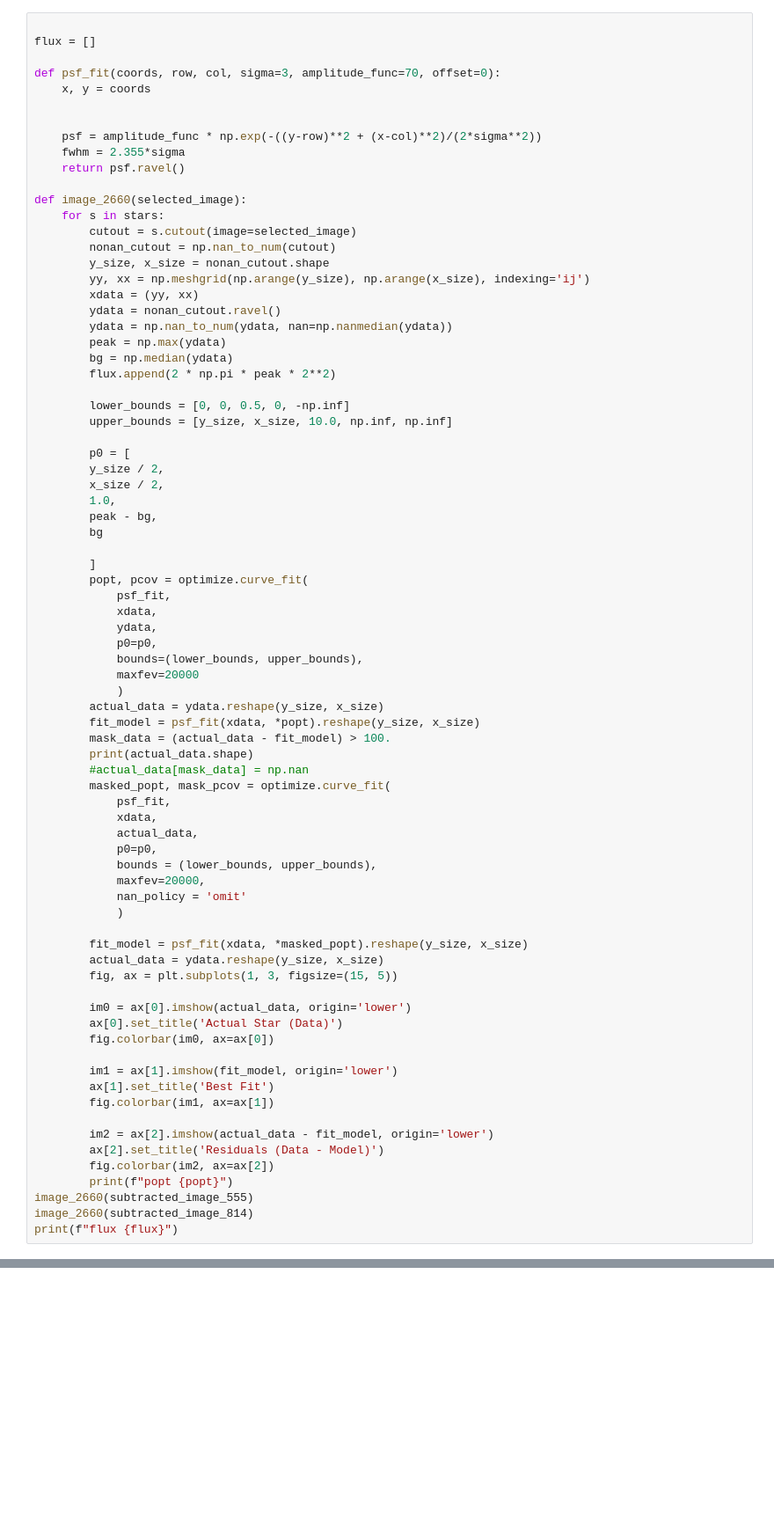
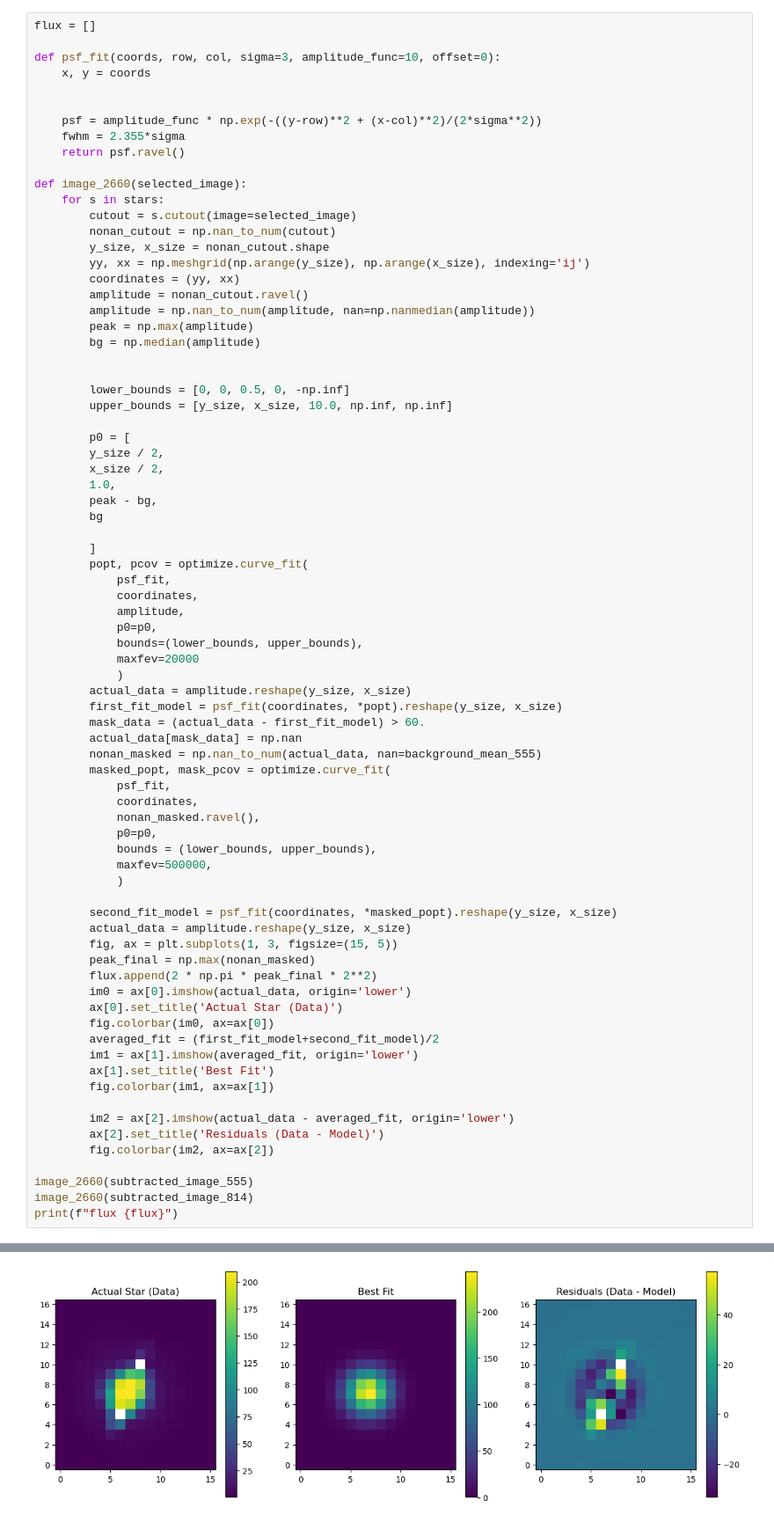
Before and after one commit to GravesTone5/Astro1221Project3, a Jupyter notebook: Project3.ipynb, the cells around one changed output, grey strips where cells are left out. Shown at 88% size. Drawn from its saved outputs; the diff is of its cells as text; blank space fills up the shorter version.

Commit message:
averaged a psf with and without diffraction spikes, still not fitting properly

```diff
--- a/Project3.ipynb
+++ b/Project3.ipynb
@@ -246,10 +246,9 @@ stars = [
 
 #Manually detected stars, which we put into a list for the PSF fitting.
 # %%
-
 flux = []
 
-def psf_fit(coords, row, col, sigma=3, amplitude_func=70, offset=0):
+def psf_fit(coords, row, col, sigma=3, amplitude_func=10, offset=0):
     x, y = coords
 
 
@@ -263,12 +262,12 @@ def image_2660(selected_image):
         nonan_cutout = np.nan_to_num(cutout)
         y_size, x_size = nonan_cutout.shape
         yy, xx = np.meshgrid(np.arange(y_size), np.arange(x_size), indexing='ij')
-        xdata = (yy, xx)
-        ydata = nonan_cutout.ravel()
-        ydata = np.nan_to_num(ydata, nan=np.nanmedian(ydata))
-        peak = np.max(ydata)
-        bg = np.median(ydata)
-        flux.append(2 * np.pi * peak * 2**2)
+        coordinates = (yy, xx)
+        amplitude = nonan_cutout.ravel()
+        amplitude = np.nan_to_num(amplitude, nan=np.nanmedian(amplitude))
+        peak = np.max(amplitude)
+        bg = np.median(amplitude)
+
 
         lower_bounds = [0, 0, 0.5, 0, -np.inf]
         upper_bounds = [y_size, x_size, 10.0, np.inf, np.inf]
@@ -283,43 +282,43 @@ def image_2660(selected_image):
         ]
         popt, pcov = optimize.curve_fit(
             psf_fit,
-            xdata,
-            ydata,
+            coordinates,
+            amplitude,
             p0=p0,
             bounds=(lower_bounds, upper_bounds),
             maxfev=20000
             )
-        actual_data = ydata.reshape(y_size, x_size)
-        fit_model = psf_fit(xdata, *popt).reshape(y_size, x_size)
-        mask_data = (actual_data - fit_model) > 100.
-        print(actual_data.shape)
-        #actual_data[mask_data] = np.nan
+        actual_data = amplitude.reshape(y_size, x_size)
+        first_fit_model = psf_fit(coordinates, *popt).reshape(y_size, x_size)
+        mask_data = (actual_data - first_fit_model) > 60.
+        actual_data[mask_data] = np.nan
+        nonan_masked = np.nan_to_num(actual_data, nan=background_mean_555)
         masked_popt, mask_pcov = optimize.curve_fit(
             psf_fit,
-            xdata,
-            actual_data,
+            coordinates,
+            nonan_masked.ravel(),
             p0=p0,
             bounds = (lower_bounds, upper_bounds),
-            maxfev=20000,
-            nan_policy = 'omit'
+            maxfev=500000,
             )
 
-        fit_model = psf_fit(xdata, *masked_popt).reshape(y_size, x_size)
-        actual_data = ydata.reshape(y_size, x_size)
+        second_fit_model = psf_fit(coordinates, *masked_popt).reshape(y_size, x_size)
+        actual_data = amplitude.reshape(y_size, x_size)
         fig, ax = plt.subplots(1, 3, figsize=(15, 5))
-
+        peak_final = np.max(nonan_masked)
+        flux.append(2 * np.pi * peak_final * 2**2)
         im0 = ax[0].imshow(actual_data, origin='lower')
         ax[0].set_title('Actual Star (Data)')
         fig.colorbar(im0, ax=ax[0])
-
-        im1 = ax[1].imshow(fit_model, origin='lower')
+        averaged_fit = (first_fit_model+second_fit_model)/2
+        im1 = ax[1].imshow(averaged_fit, origin='lower')
         ax[1].set_title('Best Fit')
         fig.colorbar(im1, ax=ax[1])
 
-        im2 = ax[2].imshow(actual_data - fit_model, origin='lower')
+        im2 = ax[2].imshow(actual_data - averaged_fit, origin='lower')
         ax[2].set_title('Residuals (Data - Model)')
         fig.colorbar(im2, ax=ax[2])
-        print(f"popt {popt}")
+
 image_2660(subtracted_image_555)
 image_2660(subtracted_image_814)
 print(f"flux {flux}")
@@ -327,0 +327 @@ print(f"flux {flux}")
+[figure, added]
```
Also changed, not shown: parts of 2 cells of this notebook.
